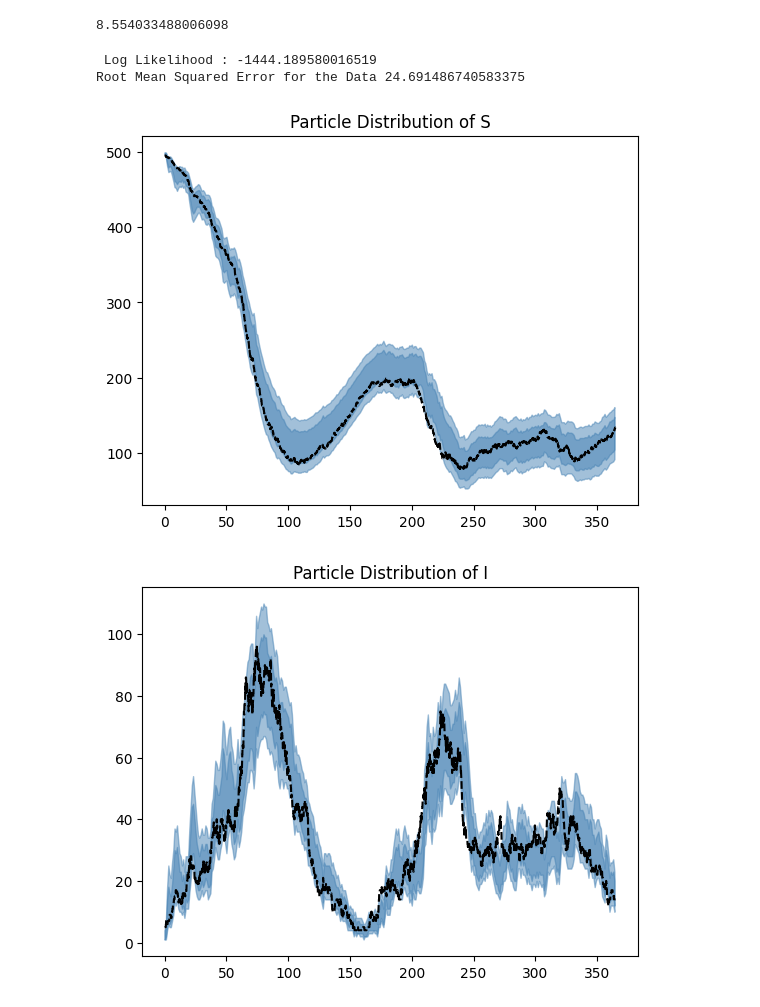
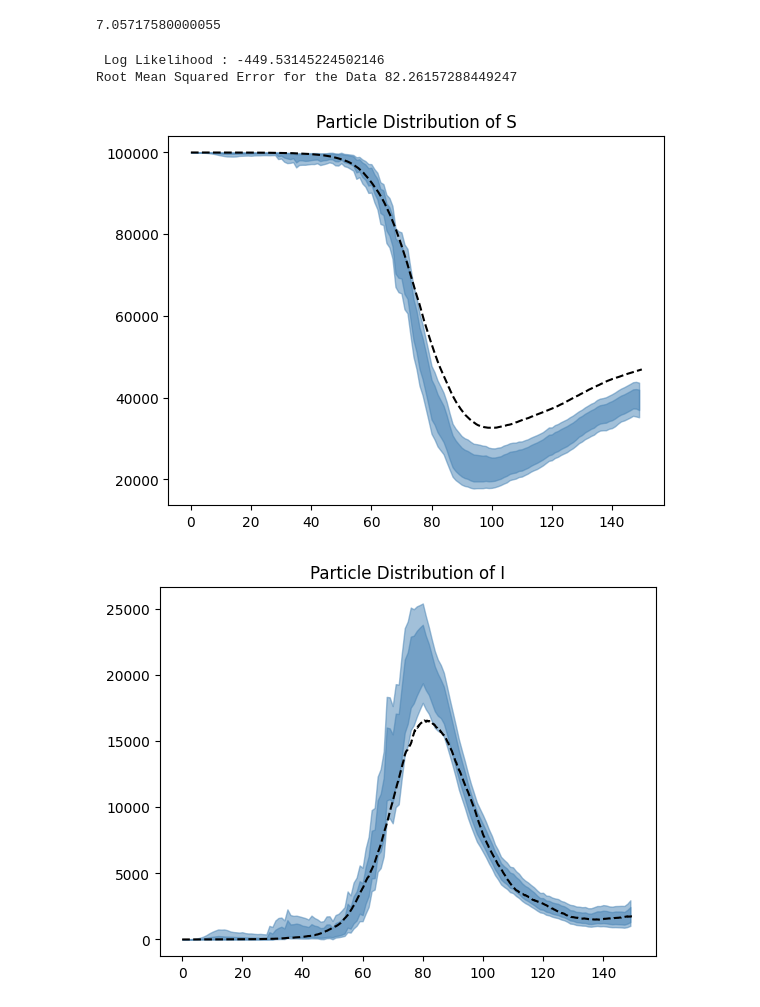
Before and after one commit to Averydx/PMCMC, a Jupyter notebook: examples/PMCMC_sirh_OU.ipynb, the cells around one changed output. Cells and saved outputs as stored; diff of their text form; code cells hidden in the pictures.

```diff
--- a/examples/PMCMC_sirh_OU.ipynb
+++ b/examples/PMCMC_sirh_OU.ipynb
@@ -77,7 +77,7 @@ with open("../param_sets/SIRH_OU_process_params.json", "r+") as f:
 mean_ou = SIRS_OU_process_params['mean_ou']
 sig = SIRS_OU_process_params['sig']
 
-T = 365
+T = 150
 dt = 0.1
 t_vec = np.arange(0,T,dt)
 
@@ -87,12 +87,12 @@ def SIRH_init(num_particles, model_dim, rng):
     I_init = rng.integers(1,5,size = (num_particles))
     particles_0[:,0] -= I_init
     particles_0[:,1] = I_init
-    particles_0[:,4] = rng.uniform(0.,0.2, size = (num_particles,))
+    particles_0[:,4] = rng.uniform(0.2,0.8, size = (num_particles,))
 
 
     return particles_0
 
-pf_params = {'num_particles':10_000,
+pf_params = {'num_particles':100_000,
                       'dt':dt,
                       'model':SIRH_model,
                       'observation_model':SIRH_Obs,
@@ -104,7 +104,7 @@ from time import perf_counter
 
 t = perf_counter()
 output = particlefilter(data = data,
-        model_params= (gamma,R,mean_ou,sig),
+        model_params= (gamma,1/R,mean_ou,sig),
         pf_params = pf_params,
         rng = rng,
         req_jit=True
@@ -152,5 +152,5 @@ Root Mean Squared Error for the Data 998.0532327978847
 # %%
-pmcmc_rng = np.random.default_rng(100)
+pmcmc_rng = np.random.default_rng(0)
 
 @nb.njit
 def uniform_numba_logpdf(theta,min_val,max_val):
@@ -161,21 +161,21 @@ def uniform_numba_logpdf(theta,min_val,max_val):
     return np.log(0.)
 
 def sirh_prior(theta):
-    return uniform_numba_logpdf(theta[0],min_val= 0.,max_val= 1/10) + \
-    uniform_numba_logpdf(theta[1],min_val = 1/100.,max_val = 1/5.) + \
-    uniform_numba_logpdf(theta[2],min_val = -2.5,max_val=-1.) + \
+    return uniform_numba_logpdf(theta[0],min_val= 0.,max_val= 1.) + \
+    uniform_numba_logpdf(theta[1],min_val = 1/1000.,max_val = 1/5.) + \
+    uniform_numba_logpdf(theta[2],min_val = -3.,max_val=-0.) + \
     uniform_numba_logpdf(theta[3],min_val = 0.,max_val=1/2)
 
 
 '''estimated params gamma,R,mean_ou,sig'''
 
 pmcmc_params = {'iterations':50_000,
-                'init_params':np.array([0.1,0.1,-1.5,0.01]),
+                'init_params':np.array([0.1,0.1,-1.,0.01]),
                 'prior':sirh_prior,
                 'init_cov':  np.diag([0.01,0.01,0.01,0.01]),
                 'burn_in':1_000}
 
-pf_params = {'num_particles':1000,
+pf_params = {'num_particles':10_000,
                       'dt':1.,
                       'model':SIRH_model,
                       'observation_model':SIRH_Obs,
@@ -215,5 +214,5 @@ SystemError: CPUDispatcher(<function filter_internal at 0x...>) returned a resul
 # %%
-burn_in = 30000
+burn_in = 10000
 
 MLE = np.argmax(pmcmc_output['Log Likelihood'])
 
@@ -261,10 +255,10 @@ par = np.mean((pmcmc_output['accepted_params'][:,burn_in:]),axis = 1)
 
 pf_params = {'num_particles':10_000,
                       'dt':dt,
-                      'model':SIRS_model,
-                      'observation_model':SIRS_Obs,
-                      'model_dim':4,
-                      'particle_initializer':SIRS_init,
+                      'model':SIRH_model,
+                      'observation_model':SIRH_Obs,
+                      'model_dim':5,
+                      'particle_initializer':SIRH_init,
                       }
 
 from time import perf_counter
@@ -279,34 +273,34 @@ output = particlefilter(data = data,
 
 print(perf_counter() - t)
 # %% [output]
-8.554033488006098
+7.05717580000055
 # %%
 '''Plots using the Expectation of the parameters and running the filter. '''
 print(f" Log Likelihood : {np.sum(output['Log_likelihood'])}")
 print(f"Root Mean Squared Error for the Data {np.sqrt(np.mean((data - np.mean(output['particle_observations'][:,0,:]))**2))}")
 
 dt = pf_params['dt']
-Labels = ['S','I','R']
-for i in range(3):
+Labels = ['S','I','H','R']
+for i in range(4):
     plt.title(f"Particle Distribution of {Labels[i]}")
     plt.fill_between(t_vec[::int(1/dt)],np.percentile(output['particle_distribution'][:,i,:].T,2.5,axis = 1),np.percentile(output['particle_distribution'][:,i,:].T,97.5,axis = 1),alpha = 0.5,color = 'steelblue')
     plt.fill_between(t_vec[::int(1/dt)],np.percentile(output['particle_distribution'][:,i,:].T,12.5,axis = 1),np.percentile(output['particle_distribution'][:,i,:].T,87.5,axis = 1),alpha = 0.5,color = 'steelblue')
     plt.plot(t_vec,state[i,:].T,'--',color = 'black')
     plt.show()
 
 plt.plot(t_vec,betas,'--',color = 'black')
-plt.fill_between(t_vec[::int(1/dt)],np.percentile(output['particle_distribution'][:,3,:].T,2.5,axis = 1),np.percentile(output['particle_distribution'][:,3,:].T,97.5,axis = 1),alpha = 0.5,color = 'steelblue')
-plt.fill_between(t_vec[::int(1/dt)],np.percentile(output['particle_distribution'][:,3,:].T,12.5,axis = 1),np.percentile(output['particle_distribution'][:,3,:].T,87.5,axis = 1),alpha = 0.5,color = 'steelblue')
+plt.fill_between(t_vec[::int(1/dt)],np.percentile(output['particle_distribution'][:,4,:].T,2.5,axis = 1),np.percentile(output['particle_distribution'][:,4,:].T,97.5,axis = 1),alpha = 0.5,color = 'steelblue')
+plt.fill_between(t_vec[::int(1/dt)],np.percentile(output['particle_distribution'][:,4,:].T,12.5,axis = 1),np.percentile(output['particle_distribution'][:,4,:].T,87.5,axis = 1),alpha = 0.5,color = 'steelblue')
 plt.show()
 
 plt.title("Fit to Data")
 plt.xlabel('Time (Days)')
 plt.plot(t_vec[::int(1/dt)],data.T,'--',color = 'black')
 plt.fill_between(t_vec[::int(1/dt)],np.percentile(output['particle_observations'][:,0,:].T,2.5,axis = 1),np.percentile(output['particle_observations'][:,0,:].T,97.5,axis = 1),alpha = 0.5,color = 'steelblue')
 plt.fill_between(t_vec[::int(1/dt)],np.percentile(output['particle_observations'][:,0,:].T,12.5,axis = 1),np.percentile(output['particle_observations'][:,0,:].T,87.5,axis = 1),alpha = 0.5,color = 'steelblue')
 plt.show()
 # %% [output]
- Log Likelihood : -1444.189580016519
-Root Mean Squared Error for the Data 24.691486740583375
+ Log Likelihood : -449.53145224502146
+Root Mean Squared Error for the Data 82.26157288449247
-[figure, old version]
+[figure, new version]
-[figure, old version]
+[figure, new version]
```
Also changed, not shown: parts of 7 cells of this notebook, 8 other files.
